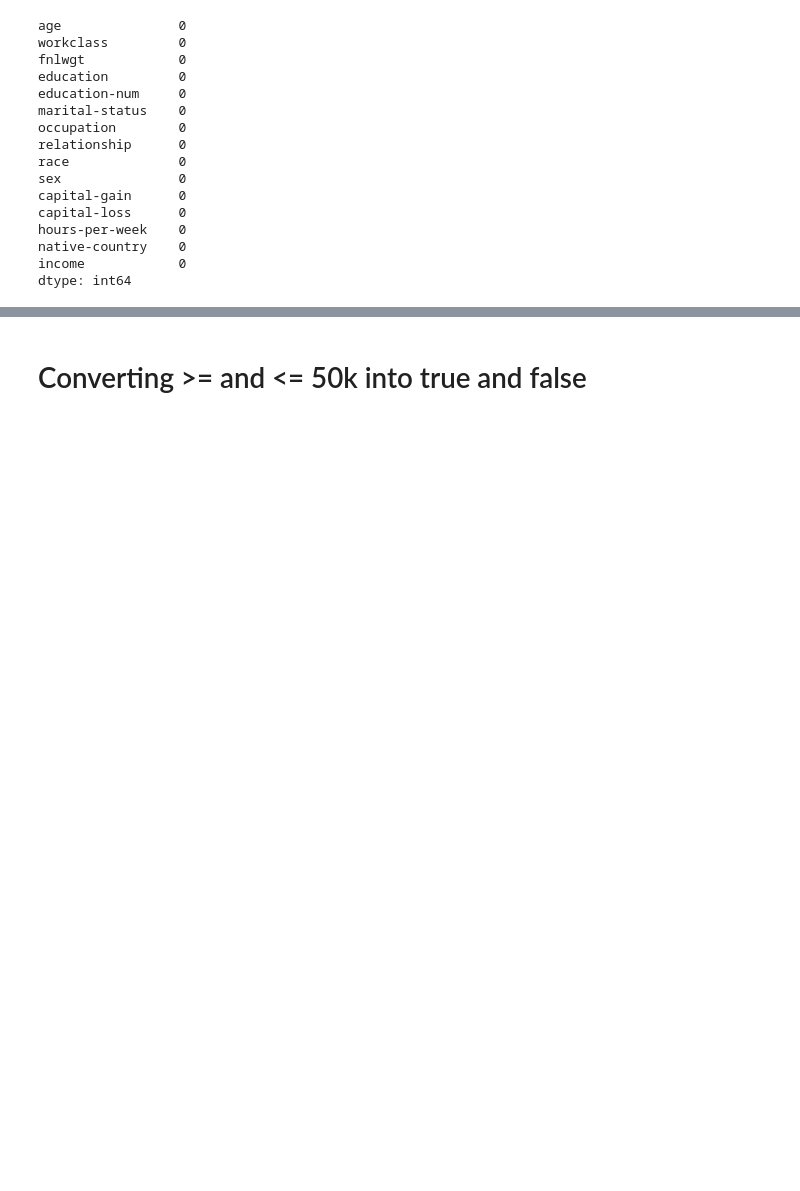
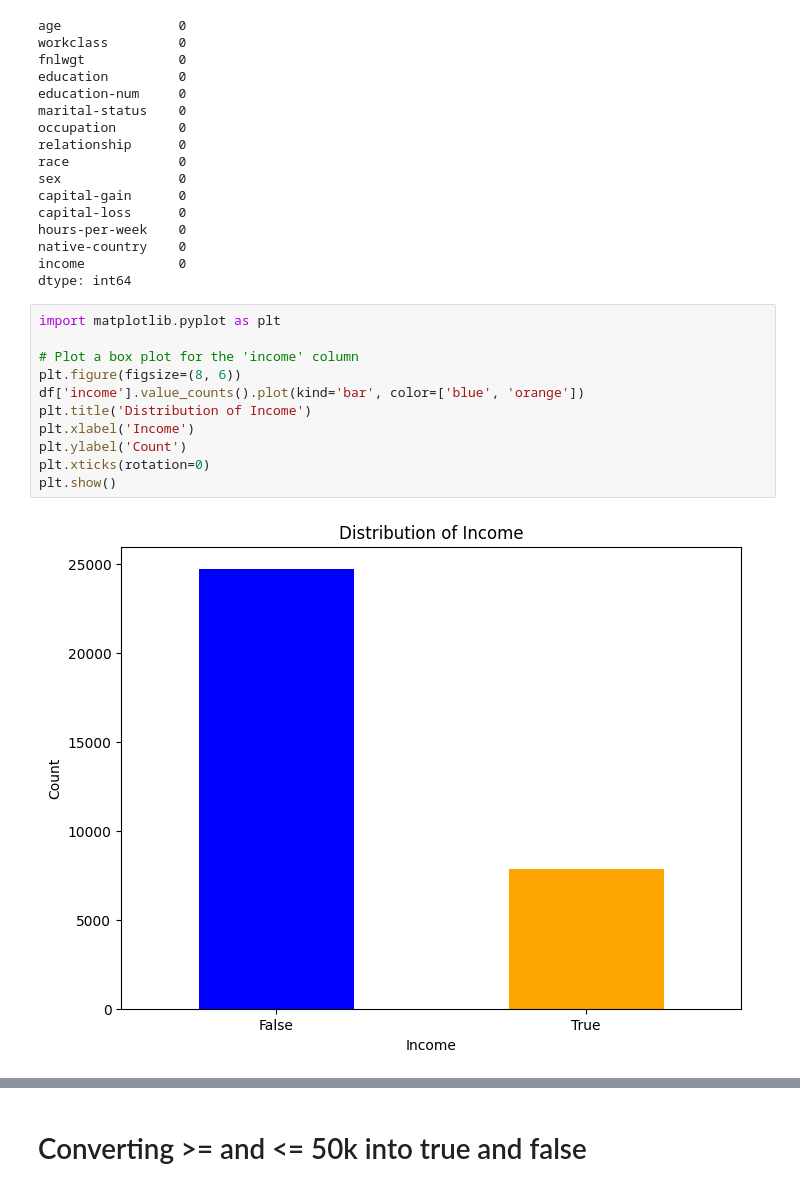
Before and after one commit to Esandu-Meth-Obadaarachchi/Predicting-income-of-employees, a Jupyter notebook: machine_learning_cw.ipynb, the cells around one changed output, grey strips where cells are left out. Cells and saved outputs as stored; diff of their text form; blank space fills up the shorter version.

```diff
--- a/machine_learning_cw.ipynb
+++ b/machine_learning_cw.ipynb
@@ -212,3 +212,16 @@ hours-per-week    0
 native-country    0
 income            0
 dtype: int64
+# %%
+import matplotlib.pyplot as plt
+
+# Plot a box plot for the 'income' column
+plt.figure(figsize=(8, 6))
+df['income'].value_counts().plot(kind='bar', color=['blue', 'orange'])
+plt.title('Distribution of Income')
+plt.xlabel('Income')
+plt.ylabel('Count')
+plt.xticks(rotation=0)
+plt.show()
+# %% [output]
+[figure, added]
```
Also changed, not shown: parts of 11 cells of this notebook.
